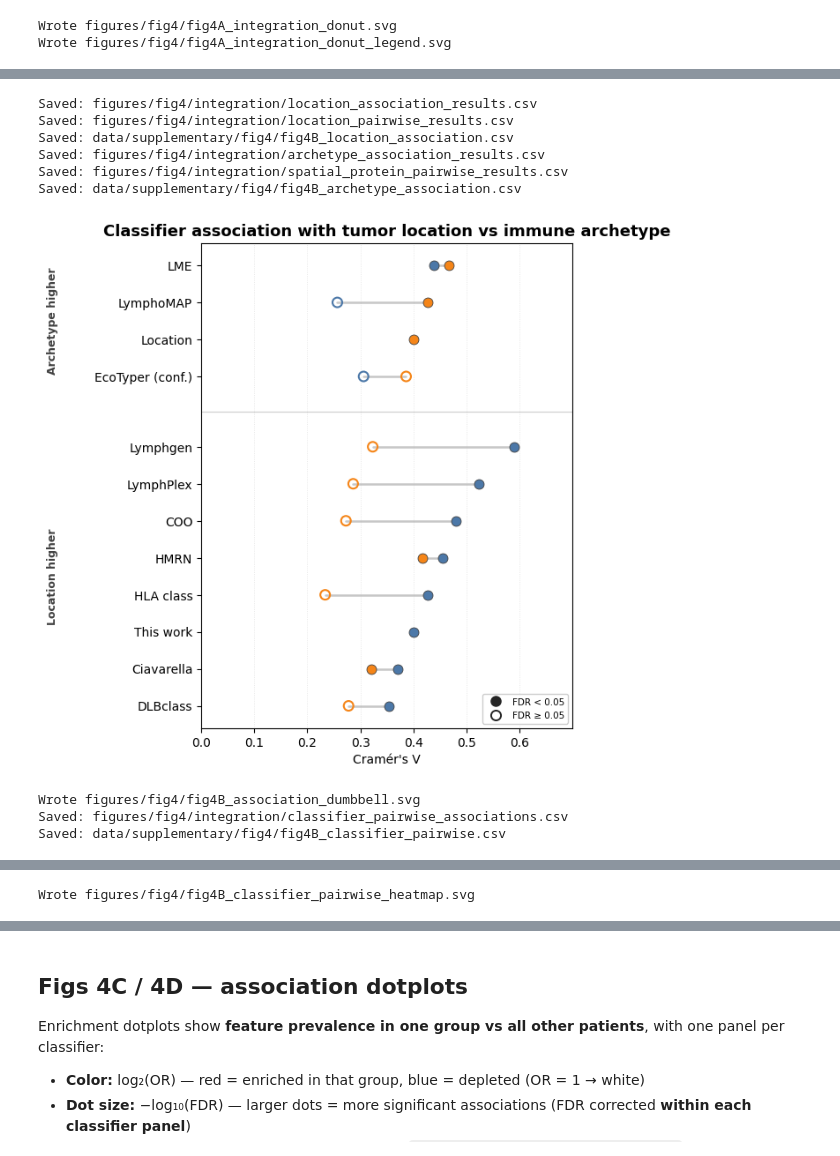
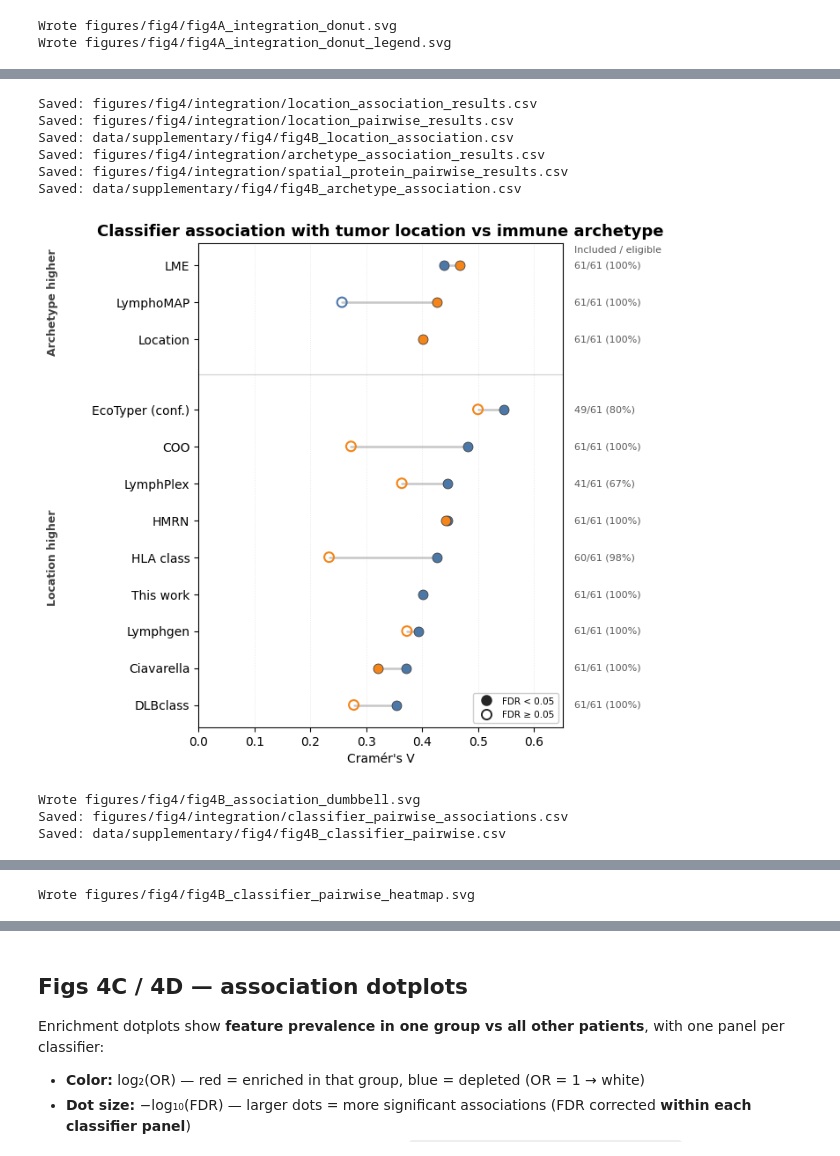
Before and after one commit to noordenbos/anatomy-matters, a Jupyter notebook: notebooks/fig4.ipynb, the cells around one changed output, grey strips where cells are left out. Cells and saved outputs as stored; diff of their text form; code cells hidden in the pictures.

Commit message:
Align dumbbell inference with dotplot populations and show coverage

```diff
--- a/notebooks/fig4.ipynb
+++ b/notebooks/fig4.ipynb
@@ -160,6 +162,17 @@ Wrote figures/fig4/fig4A_integration_donut_legend.svg
 # %%
+import importlib
+import dlbcl.integration_figures as _integration_plots
+_integration_plots = importlib.reload(_integration_plots)
+run_association_analysis = _integration_plots.run_association_analysis
+plot_combined_association_dumbbell = _integration_plots.plot_combined_association_dumbbell
+
+# Reproducible global inference; independent of the dotplot display threshold.
+ASSOCIATION_MC_RESAMPLES = 99999
+ASSOCIATION_MC_SEED = 20261025
+
 loc_results = run_association_analysis(
     ordered,
+    n_resamples=ASSOCIATION_MC_RESAMPLES, random_seed=ASSOCIATION_MC_SEED,
     stratifier="location",
     out_dir=OUTDIR,
     pairwise_csv="location_pairwise_results.csv",
@@ -170,37 +183,41 @@ log_saved(write_supplementary_table(loc_results, REPO_ROOT, "fig4B_location_asso
 
 arch_results = run_association_analysis(
     ordered,
+    n_resamples=ASSOCIATION_MC_RESAMPLES, random_seed=ASSOCIATION_MC_SEED,
     stratifier="archetype",
     out_dir=OUTDIR,
     pairwise_csv="spatial_protein_pairwise_results.csv",
 )
 log_saved(OUTDIR / 'archetype_association_results.csv', REPO_ROOT)
 log_saved(OUTDIR / 'spatial_protein_pairwise_results.csv', REPO_ROOT)
 log_saved(write_supplementary_table(arch_results, REPO_ROOT, "fig4B_archetype_association"), REPO_ROOT)
 
 plot_combined_association_dumbbell(loc_results, arch_results, FIG_4B)
 log_wrote(FIG_4B, REPO_ROOT)
 
 pairwise_assoc, pairwise_v, pairwise_q = compute_classifier_pairwise_associations(ordered)
 pairwise_assoc.to_csv(OUTDIR / "classifier_pairwise_associations.csv", index=False)
 log_saved(OUTDIR / "classifier_pairwise_associations.csv", REPO_ROOT)
 log_saved(write_supplementary_table(pairwise_assoc, REPO_ROOT, "fig4B_classifier_pairwise"), REPO_ROOT)
 
 plot_classifier_pairwise_heatmap(
     pairwise_v,
     pairwise_q,
     FIG_4B_PAIRWISE,
     title="Pairwise classifier association (discovery cohort)",
 )
 log_wrote(FIG_4B_PAIRWISE, REPO_ROOT)
+
+# Coverage and sparse-table diagnostics accompany each global result.
+display(pd.concat([loc_results.assign(stratifier="location"), arch_results.assign(stratifier="archetype")])[["stratifier", "Metric", "n_tested", "n_eligible", "assignment_coverage", "n_levels", "Cramer_V", "FDR", "min_expected"]])
 # %% [output]
 Saved: figures/fig4/integration/location_association_results.csv
 Saved: figures/fig4/integration/location_pairwise_results.csv
 Saved: data/supplementary/fig4/fig4B_location_association.csv
 Saved: figures/fig4/integration/archetype_association_results.csv
 Saved: figures/fig4/integration/spatial_protein_pairwise_results.csv
 Saved: data/supplementary/fig4/fig4B_archetype_association.csv
-[figure, old version]
+[figure, new version]
 Wrote figures/fig4/fig4B_association_dumbbell.svg
 Saved: figures/fig4/integration/classifier_pairwise_associations.csv
 Saved: data/supplementary/fig4/fig4B_classifier_pairwise.csv
```
Also changed, not shown: parts of 2 cells of this notebook, 6 other files.
